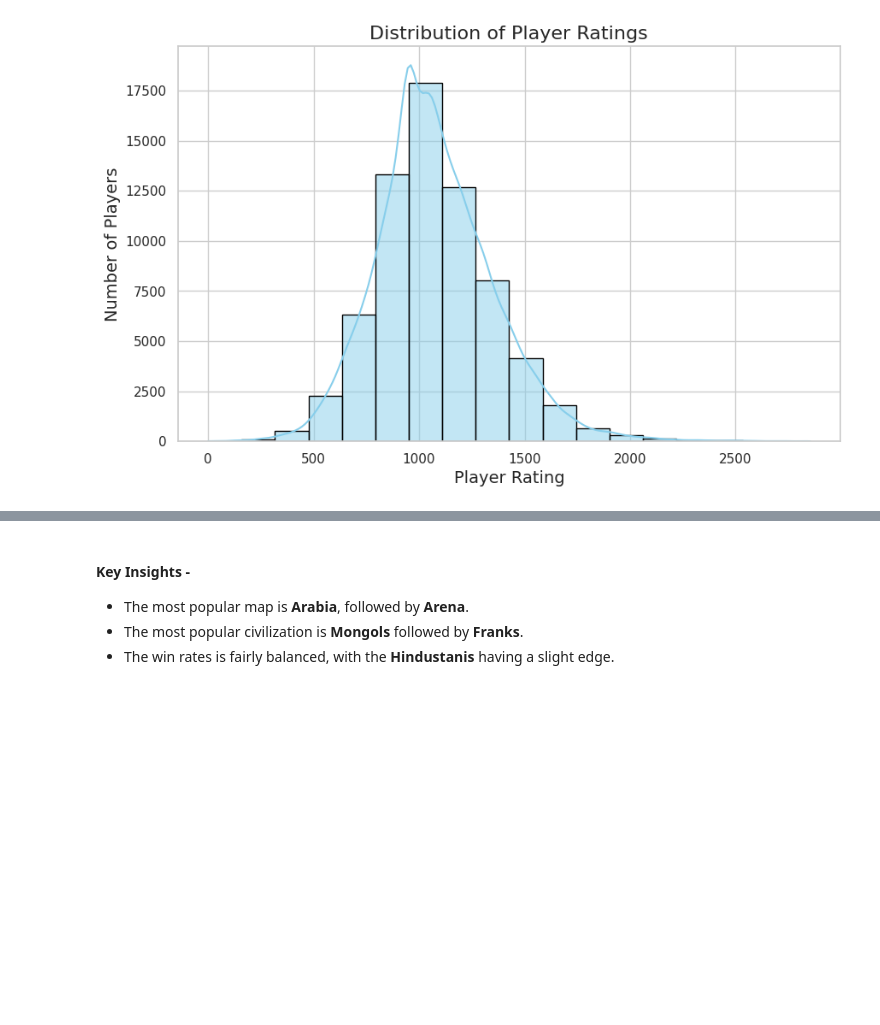
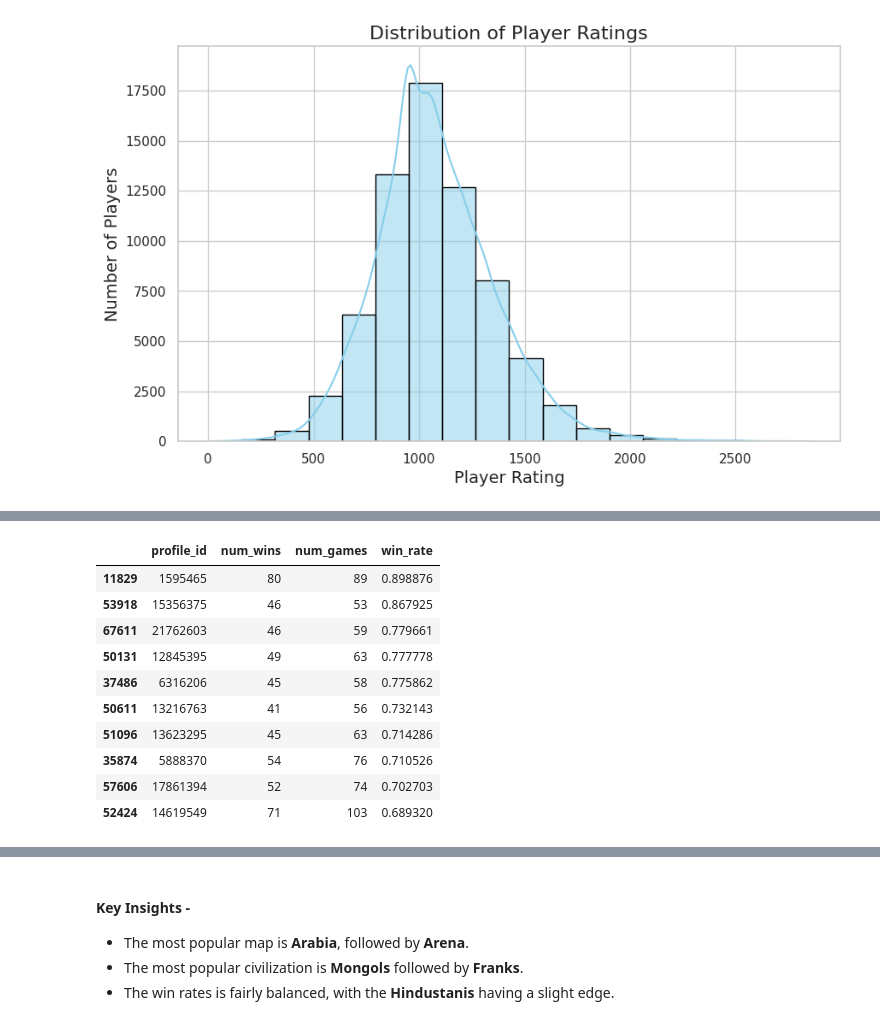
Before and after one commit to moraish/AOE_data_analysis, a Jupyter notebook: AOE_2_ANALYSIS_V1.ipynb, the cells around one changed output, grey strips where cells are left out. Drawn from its saved outputs; the diff is of its cells as text; code cells hidden in the pictures; blank space fills up the shorter version.

Commit message:
Performing player analysis

```diff
--- a/AOE_2_ANALYSIS_V1.ipynb
+++ b/AOE_2_ANALYSIS_V1.ipynb
@@ -210,0 +303,4 @@ plt.show()
+# %%
+player_games = players['profile_id'].value_counts().reset_index()
+player_games.columns = ['profile_id', 'num_games']
+player_games.head()
@@ -210,0 +314,4 @@ plt.show()
+# %%
+player_wins = players[['winner', 'profile_id']].groupby('profile_id').sum('winner').reset_index()
+player_wins.columns = ['profile_id', 'num_wins']
+player_wins.head()
@@ -210,0 +325,4 @@ plt.show()
+# %%
+player_win_rate = pd.merge(player_wins, player_games, on='profile_id')
+player_win_rate['win_rate'] = player_win_rate['num_wins'] / player_win_rate['num_games']
+player_win_rate.head()
@@ -210,0 +336,4 @@ plt.show()
+# %%
+# Filtering for players who have more than 50 games - removes 1 game, 1 win, 100% win rate scenarios
+player_win_rate = player_win_rate[player_win_rate['num_games'] > 50].sort_values(by='win_rate', ascending=False)
+player_win_rate.head()
@@ -210,0 +347,15 @@ plt.show()
+# %%
+top_players_by_winrate = player_win_rate[player_win_rate['num_games'] > 50].sort_values(by='win_rate', ascending=False).head(10)
+top_players_by_winrate
+# %% [output]
+|  | profile_id | num_wins | num_games | win_rate |
+| 11829 | 1595465 | 80 | 89 | 0.898876 |
+| 53918 | 15356375 | 46 | 53 | 0.867925 |
+| 67611 | 21762603 | 46 | 59 | 0.779661 |
+| 50131 | 12845395 | 49 | 63 | 0.777778 |
+| 37486 | 6316206 | 45 | 58 | 0.775862 |
+| 50611 | 13216763 | 41 | 56 | 0.732143 |
+| 51096 | 13623295 | 45 | 63 | 0.714286 |
+| 35874 | 5888370 | 54 | 76 | 0.710526 |
+| 57606 | 17861394 | 52 | 74 | 0.702703 |
+| 52424 | 14619549 | 71 | 103 | 0.689320 |
```
Also changed, not shown: parts of 17 cells of this notebook.
